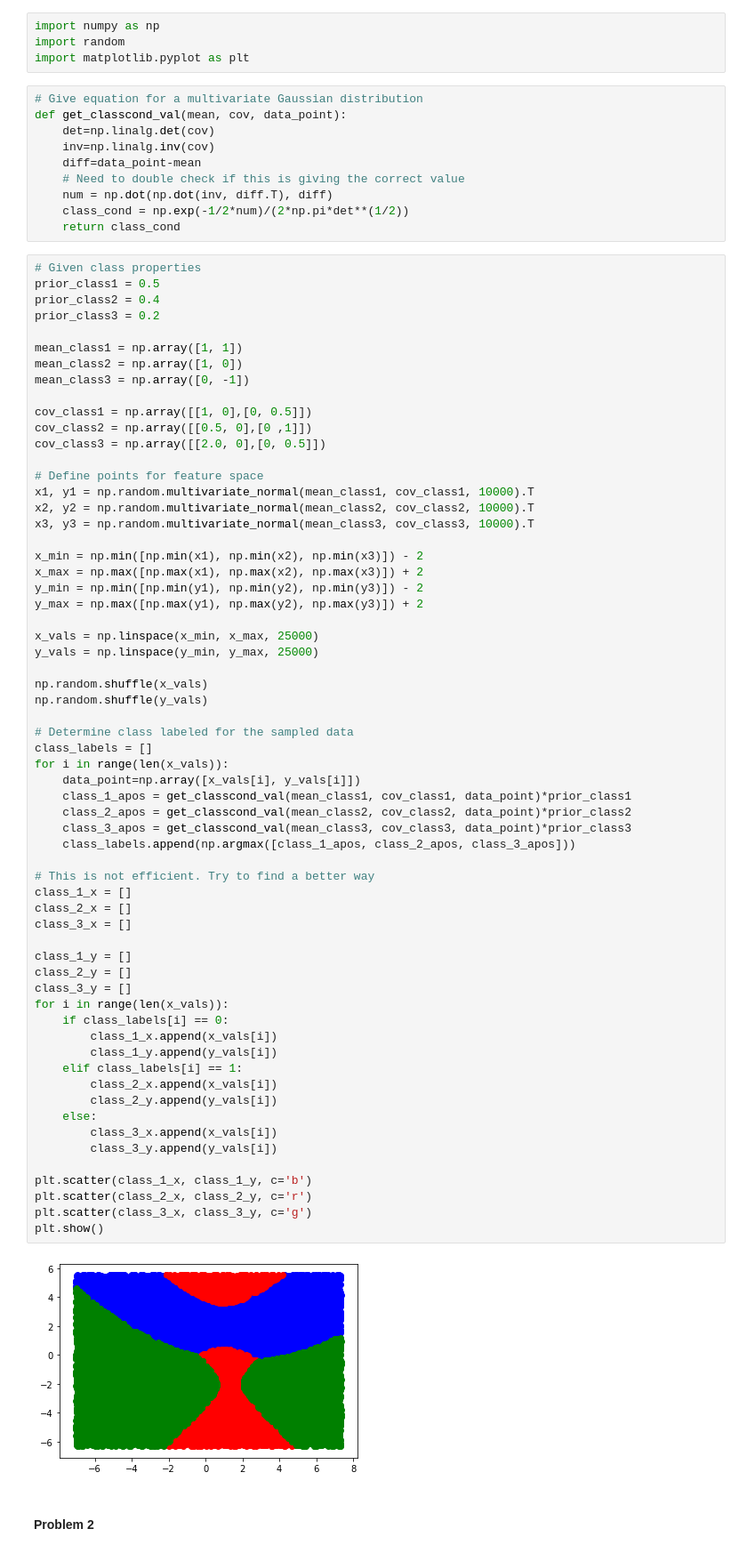
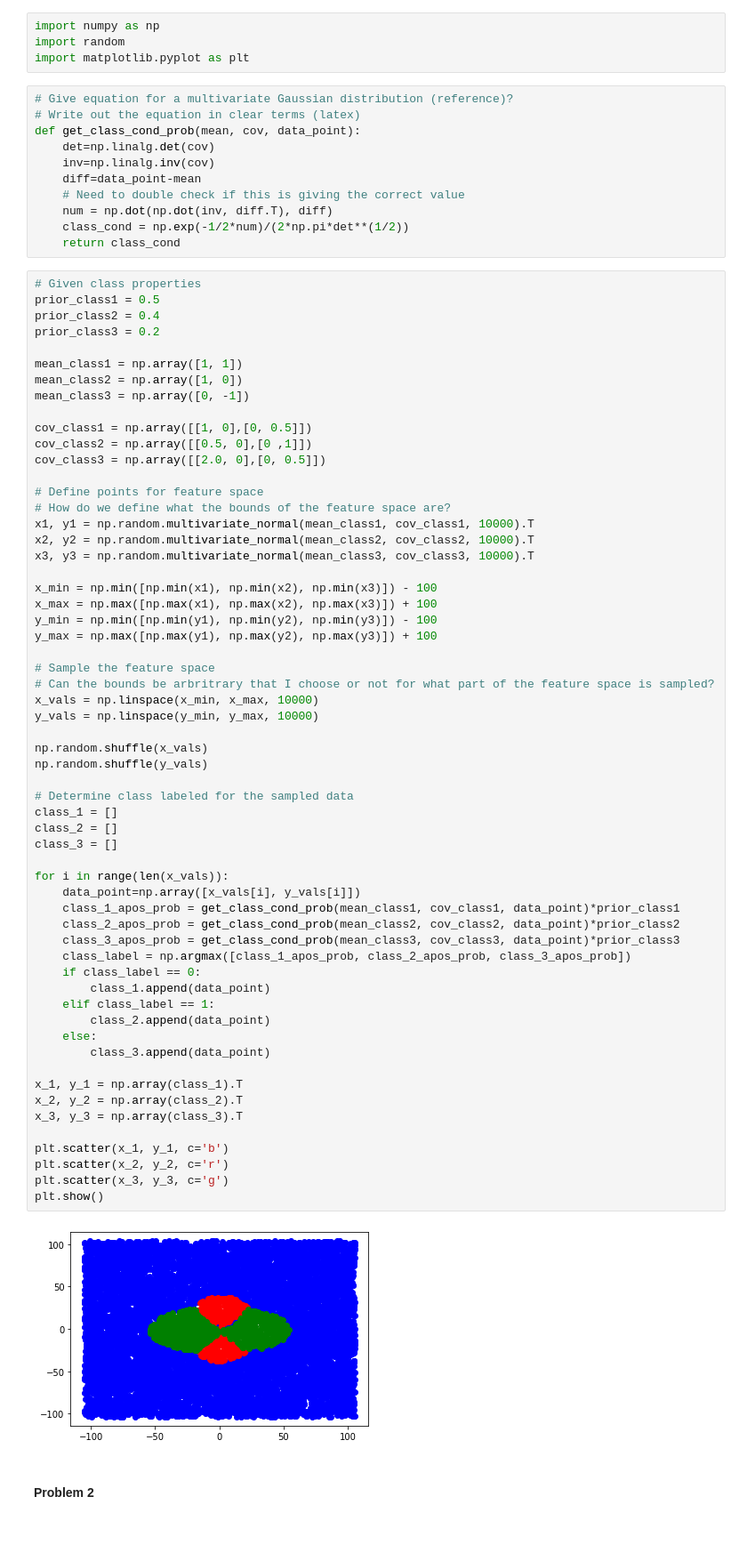
Before and after one commit to dsikka/DL4CV, a Jupyter notebook: HW1/HW1.ipynb, the cells around one changed output. Shown at 89% size. Drawn from its saved outputs; the diff is of its cells as text.

```diff
--- a/HW1/HW1.ipynb
+++ b/HW1/HW1.ipynb
@@ -33,8 +33,9 @@ import numpy as np
 import random
 import matplotlib.pyplot as plt
 # %%
-# Give equation for a multivariate Gaussian distribution
-def get_classcond_val(mean, cov, data_point):
+# Give equation for a multivariate Gaussian distribution (reference)?
+# Write out the equation in clear terms (latex)
+def get_class_cond_prob(mean, cov, data_point):
     det=np.linalg.det(cov)
     inv=np.linalg.inv(cov)
     diff=data_point-mean
@@ -46,66 +47,63 @@ def get_classcond_val(mean, cov, data_point):
 # Given class properties
 prior_class1 = 0.5
 prior_class2 = 0.4
 prior_class3 = 0.2
 
 mean_class1 = np.array([1, 1])
 mean_class2 = np.array([1, 0])
 mean_class3 = np.array([0, -1])
 
 cov_class1 = np.array([[1, 0],[0, 0.5]])
 cov_class2 = np.array([[0.5, 0],[0 ,1]])
 cov_class3 = np.array([[2.0, 0],[0, 0.5]])
 
 # Define points for feature space
+# How do we define what the bounds of the feature space are?
 x1, y1 = np.random.multivariate_normal(mean_class1, cov_class1, 10000).T
 x2, y2 = np.random.multivariate_normal(mean_class2, cov_class2, 10000).T
 x3, y3 = np.random.multivariate_normal(mean_class3, cov_class3, 10000).T
 
-x_min = np.min([np.min(x1), np.min(x2), np.min(x3)]) - 2
-x_max = np.max([np.max(x1), np.max(x2), np.max(x3)]) + 2
-y_min = np.min([np.min(y1), np.min(y2), np.min(y3)]) - 2
-y_max = np.max([np.max(y1), np.max(y2), np.max(y3)]) + 2
+x_min = np.min([np.min(x1), np.min(x2), np.min(x3)]) - 100
+x_max = np.max([np.max(x1), np.max(x2), np.max(x3)]) + 100
+y_min = np.min([np.min(y1), np.min(y2), np.min(y3)]) - 100
+y_max = np.max([np.max(y1), np.max(y2), np.max(y3)]) + 100
 
-x_vals = np.linspace(x_min, x_max, 25000)
-y_vals = np.linspace(y_min, y_max, 25000)
+# Sample the feature space
+# Can the bounds be arbritrary that I choose or not for what part of the feature space is sampled?
+x_vals = np.linspace(x_min, x_max, 10000)
+y_vals = np.linspace(y_min, y_max, 10000)
 
 np.random.shuffle(x_vals)
 np.random.shuffle(y_vals)
 
 # Determine class labeled for the sampled data
-class_labels = []
+class_1 = []
+class_2 = []
+class_3 = []
+
 for i in range(len(x_vals)):
     data_point=np.array([x_vals[i], y_vals[i]])
-    class_1_apos = get_classcond_val(mean_class1, cov_class1, data_point)*prior_class1
-    class_2_apos = get_classcond_val(mean_class2, cov_class2, data_point)*prior_class2
-    class_3_apos = get_classcond_val(mean_class3, cov_class3, data_point)*prior_class3
-    class_labels.append(np.argmax([class_1_apos, class_2_apos, class_3_apos]))
+    class_1_apos_prob = get_class_cond_prob(mean_class1, cov_class1, data_point)*prior_class1
+    class_2_apos_prob = get_class_cond_prob(mean_class2, cov_class2, data_point)*prior_class2
+    class_3_apos_prob = get_class_cond_prob(mean_class3, cov_class3, data_point)*prior_class3
+    class_label = np.argmax([class_1_apos_prob, class_2_apos_prob, class_3_apos_prob])
+    if class_label == 0:
+        class_1.append(data_point)
+    elif class_label == 1:
+        class_2.append(data_point)
+    else:
+        class_3.append(data_point)
 
-# This is not efficient. Try to find a better way
-class_1_x = []
-class_2_x = []
-class_3_x = []
+x_1, y_1 = np.array(class_1).T
+x_2, y_2 = np.array(class_2).T
+x_3, y_3 = np.array(class_3).T
 
-class_1_y = []
-class_2_y = []
-class_3_y = []
-for i in range(len(x_vals)):
-    if class_labels[i] == 0:
-        class_1_x.append(x_vals[i])
-        class_1_y.append(y_vals[i])
-    elif class_labels[i] == 1:
-        class_2_x.append(x_vals[i])
-        class_2_y.append(y_vals[i])
-    else:
-        class_3_x.append(x_vals[i])
-        class_3_y.append(y_vals[i])
-
-plt.scatter(class_1_x, class_1_y, c='b')
-plt.scatter(class_2_x, class_2_y, c='r')
-plt.scatter(class_3_x, class_3_y, c='g')
+plt.scatter(x_1, y_1, c='b')
+plt.scatter(x_2, y_2, c='r')
+plt.scatter(x_3, y_3, c='g')
 plt.show()
 # %% [output]
-[figure, old version]
+[figure, new version]
 # %% [markdown]
 #### Problem 2
 # %% [markdown]
```
Also changed, not shown: parts of 5 cells of this notebook.
